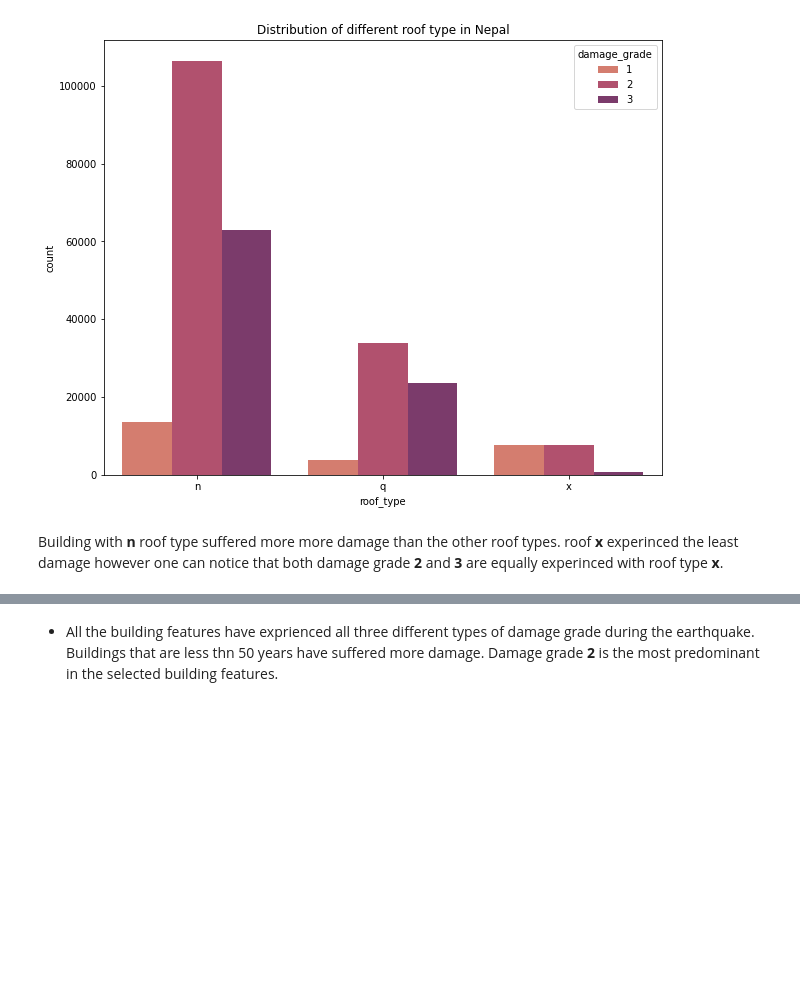
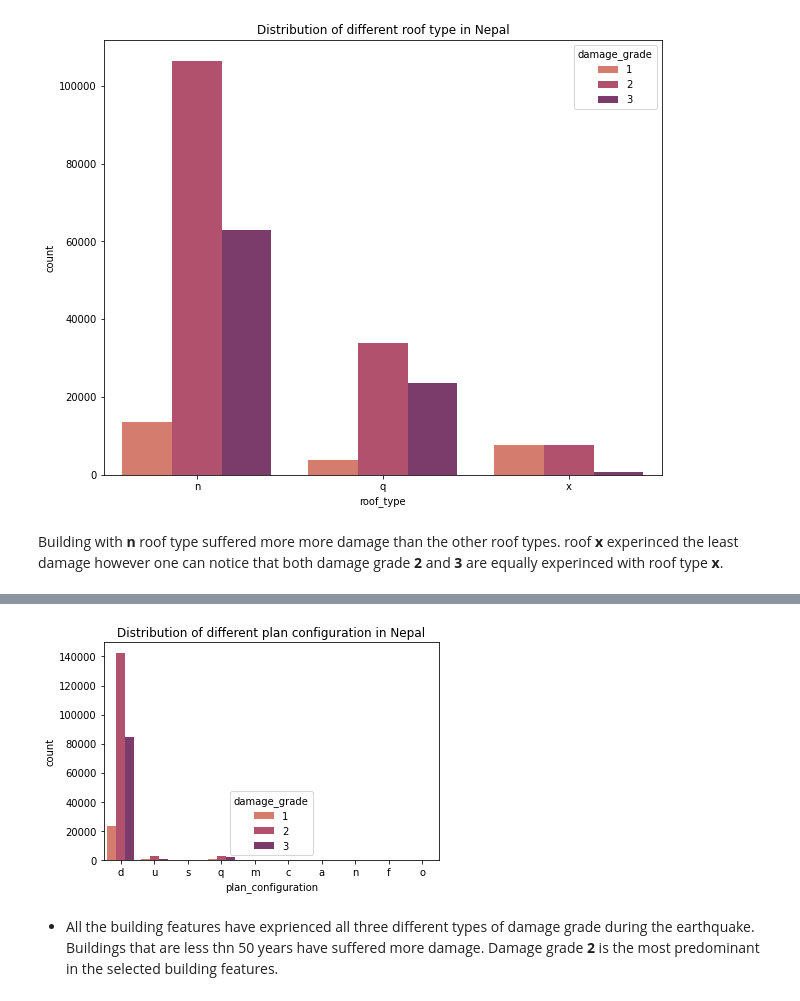
Before and after one commit to Nokulunga77/Data-Competition-, a Jupyter notebook: Note_book.ipynb, the cells around one changed output, grey strips where cells are left out. Drawn from its saved outputs; the diff is of its cells as text; code cells hidden in the pictures; blank space fills up the shorter version.

```diff
--- a/Note_book.ipynb
+++ b/Note_book.ipynb
@@ -260,3 +270,8 @@ Building with **n** roof type suffered more more damage than the other roof type
+# %%
+sns.countplot(x = 'plan_configuration', data = df_train, palette = "flare", hue= 'damage_grade')
+plt.title("Distribution of different plan configuration in Nepal");
+# %% [output]
+[figure, added]
 # %% [markdown]
 - All the building features have exprienced all three different types of damage grade during the earthquake. Buildings that are less thn 50 years have suffered more damage.  Damage grade **2** is the most predominant in the selected building features.
 # %% [markdown]
```
Also changed, not shown: parts of 5 cells of this notebook.
